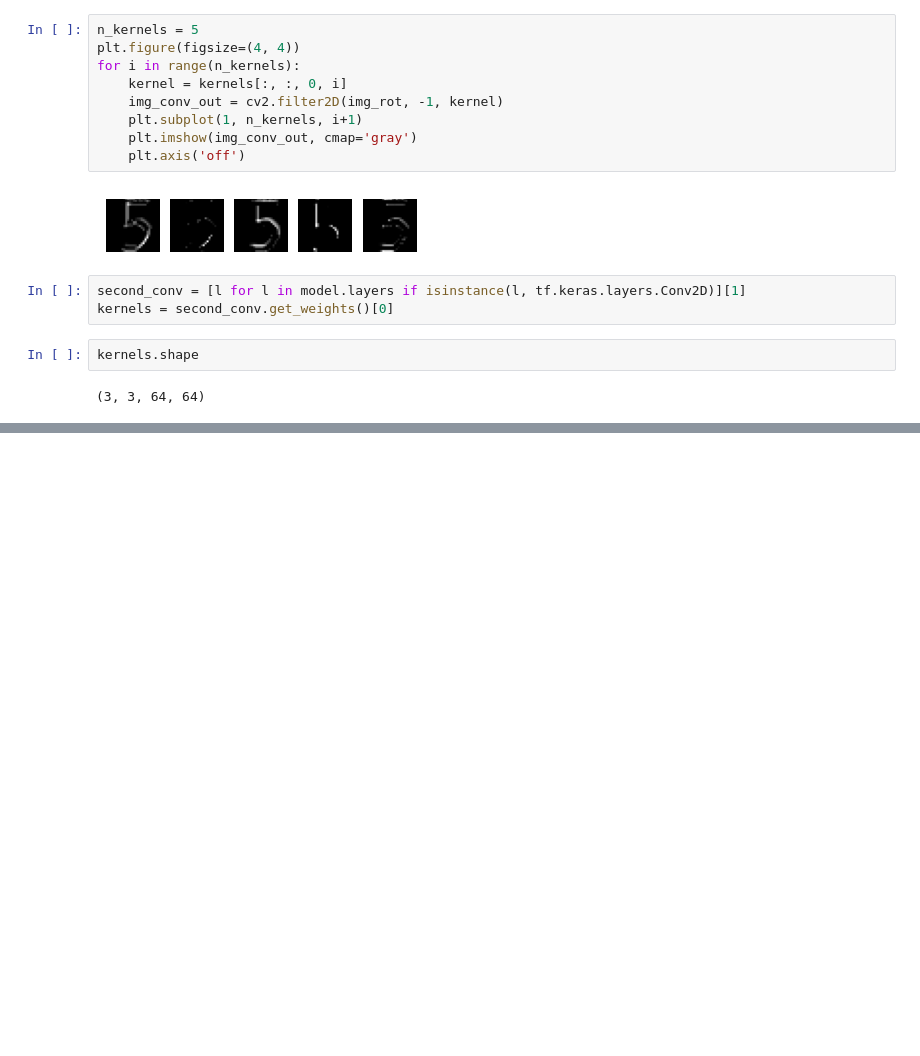
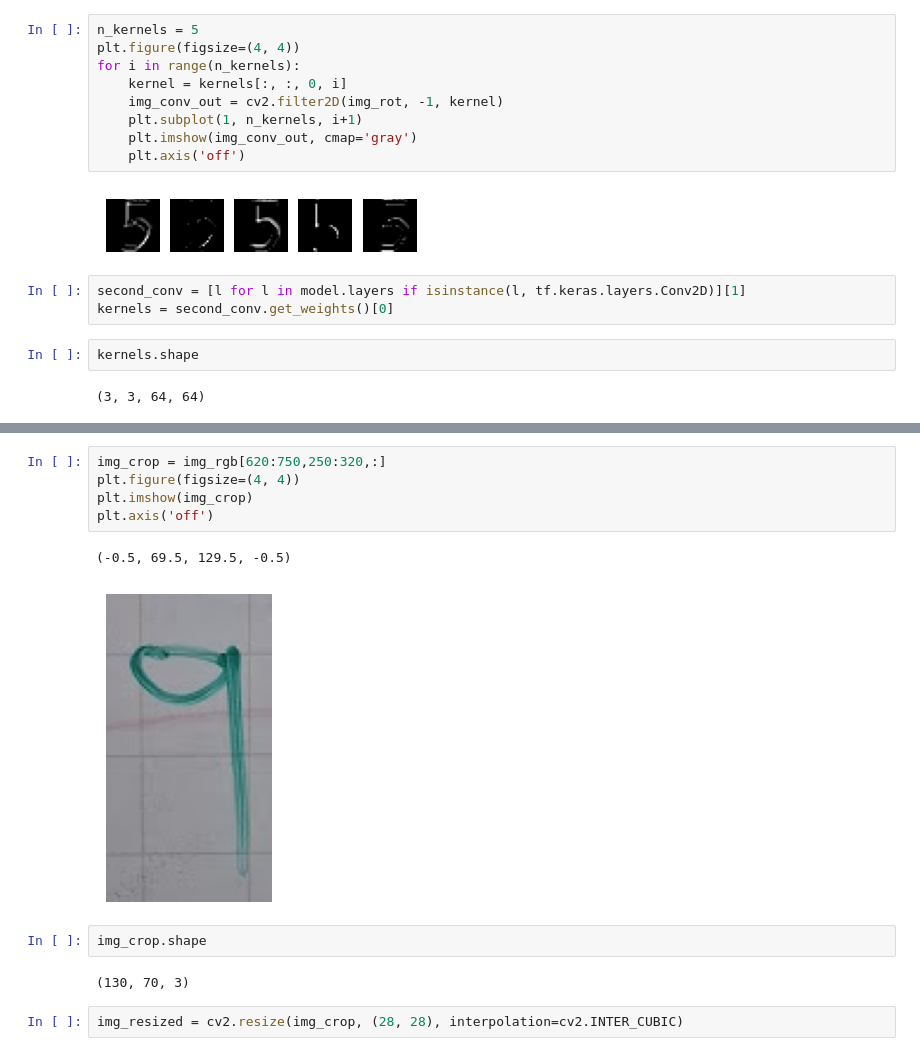
Before and after one commit to vc-2026-i/clasificacion-mnist-instructor, a Jupyter notebook: notebook.ipynb, the cells around one changed output, grey strips where cells are left out. Saved outputs shown, nothing was run; the diff lists cells and outputs as text; blank space fills up the shorter version.

```diff
--- a/notebook.ipynb
+++ b/notebook.ipynb
@@ -315,0 +336,14 @@ kernels.shape
+# %%
+img_crop = img_rgb[620:750,250:320,:]
+plt.figure(figsize=(4, 4))
+plt.imshow(img_crop)
+plt.axis('off')
+# %% [output]
+(-0.5, 69.5, 129.5, -0.5)
+[figure, added]
+# %%
+img_crop.shape
+# %% [output]
+(130, 70, 3)
+# %%
+img_resized = cv2.resize(img_crop, (28, 28), interpolation=cv2.INTER_CUBIC)
```
Also changed, not shown: parts of 16 cells of this notebook, 2 other files.
